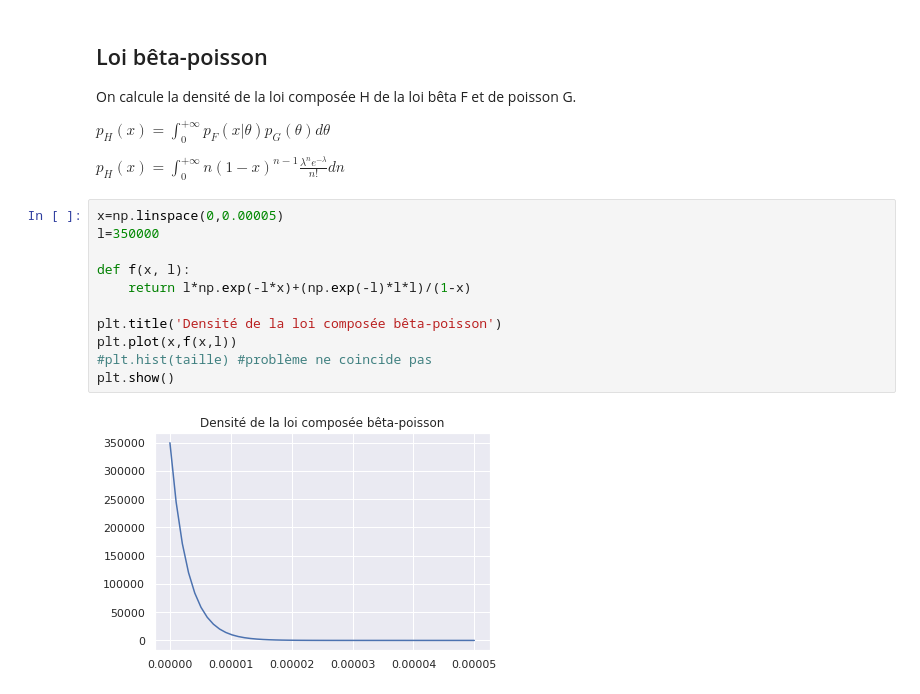
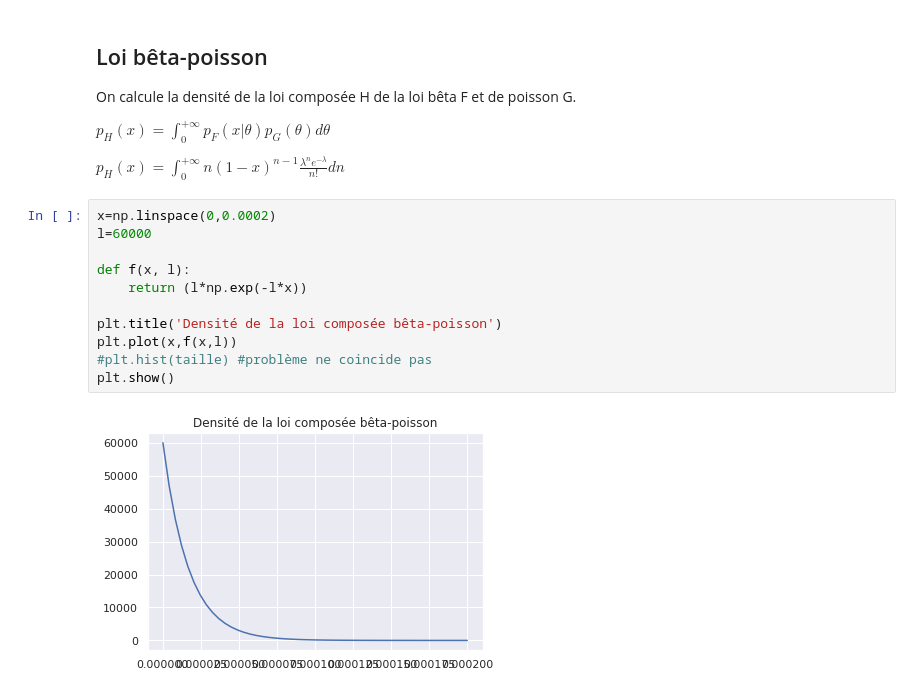
Before and after one commit to aminaghoul/reads_seq, a Jupyter notebook: stage.ipynb, the cells around one changed output. Cells and saved outputs as stored; diff of their text form.

```diff
--- a/stage.ipynb
+++ b/stage.ipynb
@@ -367,18 +435,18 @@ $p_{H}(x) = \int_{0}^{+\infty} p_{F}(x|\theta) p_{G}(\theta)d\theta$
 
 $p_{H}(x) = \int_{0}^{+\infty}n(1-x)^{n-1}\frac{\lambda^{n}e^{-\lambda}}{n!}dn$
 # %%
-x=np.linspace(0,0.00005)
-l=350000
+x=np.linspace(0,0.0002)
+l=60000
 
 def f(x, l):
-    return l*np.exp(-l*x)+(np.exp(-l)*l*l)/(1-x)
+    return (l*np.exp(-l*x))
 
 plt.title('Densité de la loi composée bêta-poisson')
 plt.plot(x,f(x,l))
 #plt.hist(taille) #problème ne coincide pas
 plt.show()
 # %% [output]
-[figure, old version]
+[figure, new version]
 # %%
 l, c = [], 0
 for i in range(len(x) - 1):
```
Also changed, not shown: parts of 11 cells of this notebook.
